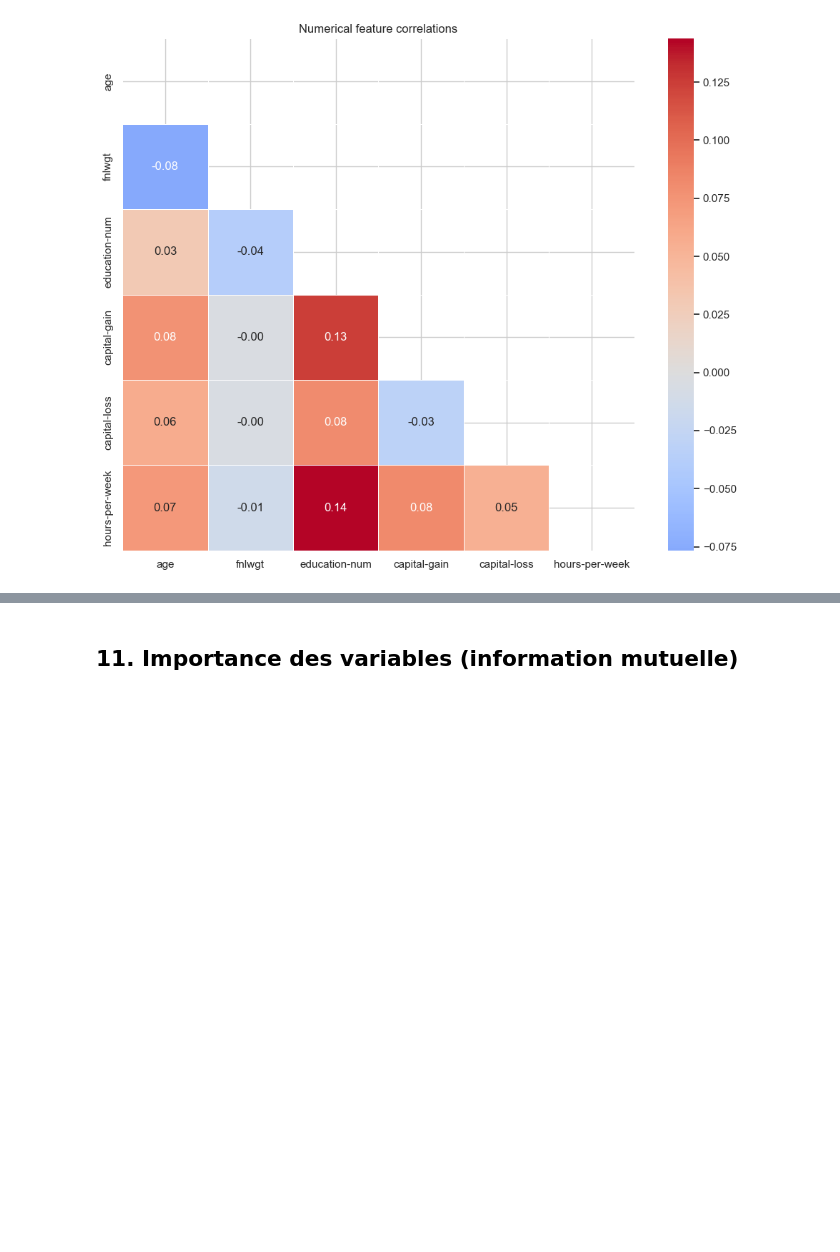
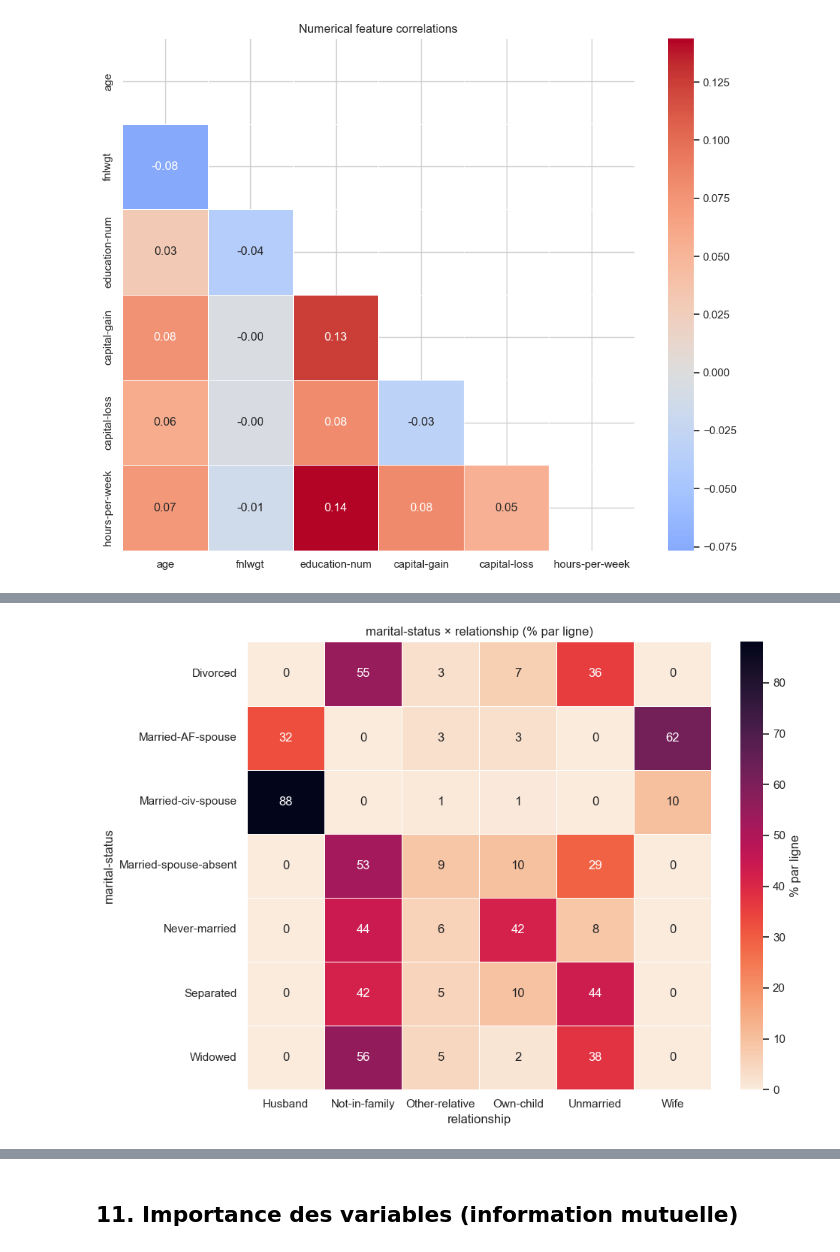
Before and after one commit to Madianou/UCI-Classification-model-project-, a Jupyter notebook: notebooks/eda.ipynb, the cells around one changed output, grey strips where cells are left out. Cells and saved outputs as stored; diff of their text form; code cells hidden in the pictures; blank space fills up the shorter version.

```diff
--- a/notebooks/eda.ipynb
+++ b/notebooks/eda.ipynb
@@ -634,0 +736,4 @@ Il y a un écart marqué de taux entre hommes et femmes vs la moyenne globale. S
+# %%
+eda.plot_categorical_crosstab("marital-status", "relationship");
+# %% [output]
+[figure, added]
```
Also changed, not shown: parts of 46 cells of this notebook, 3 other files.
